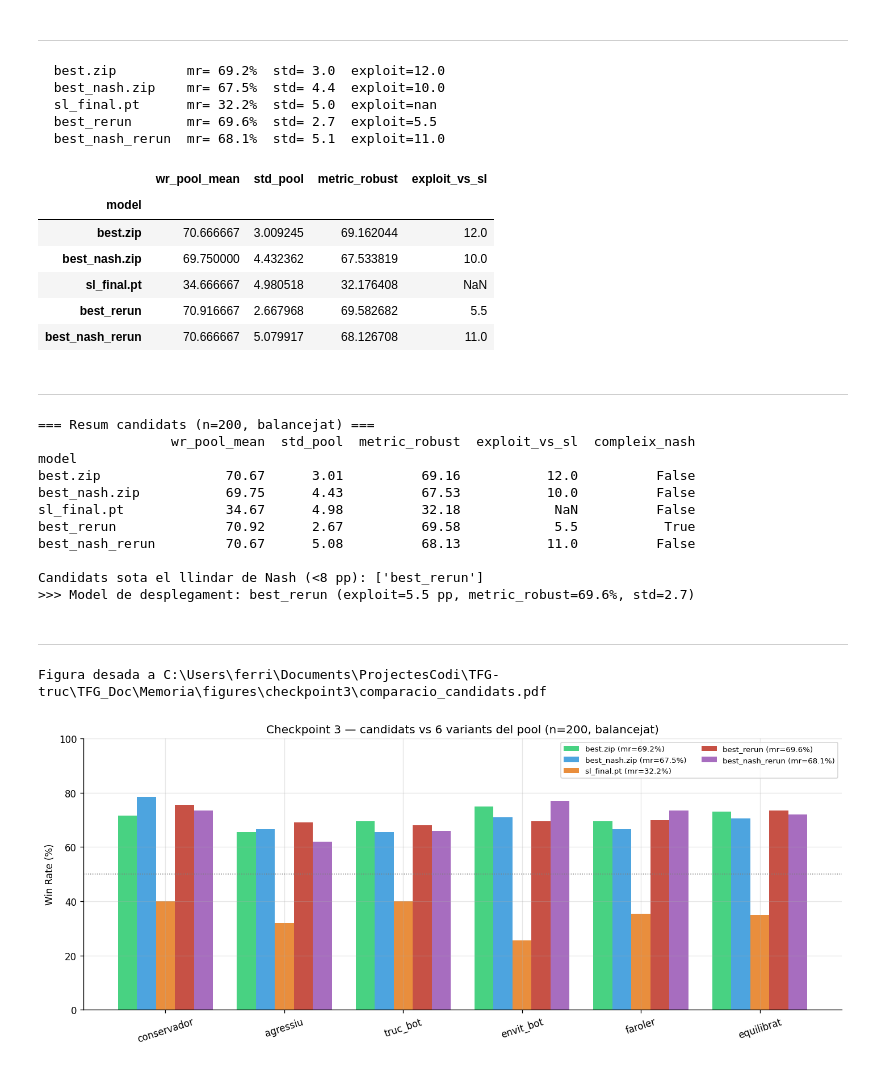
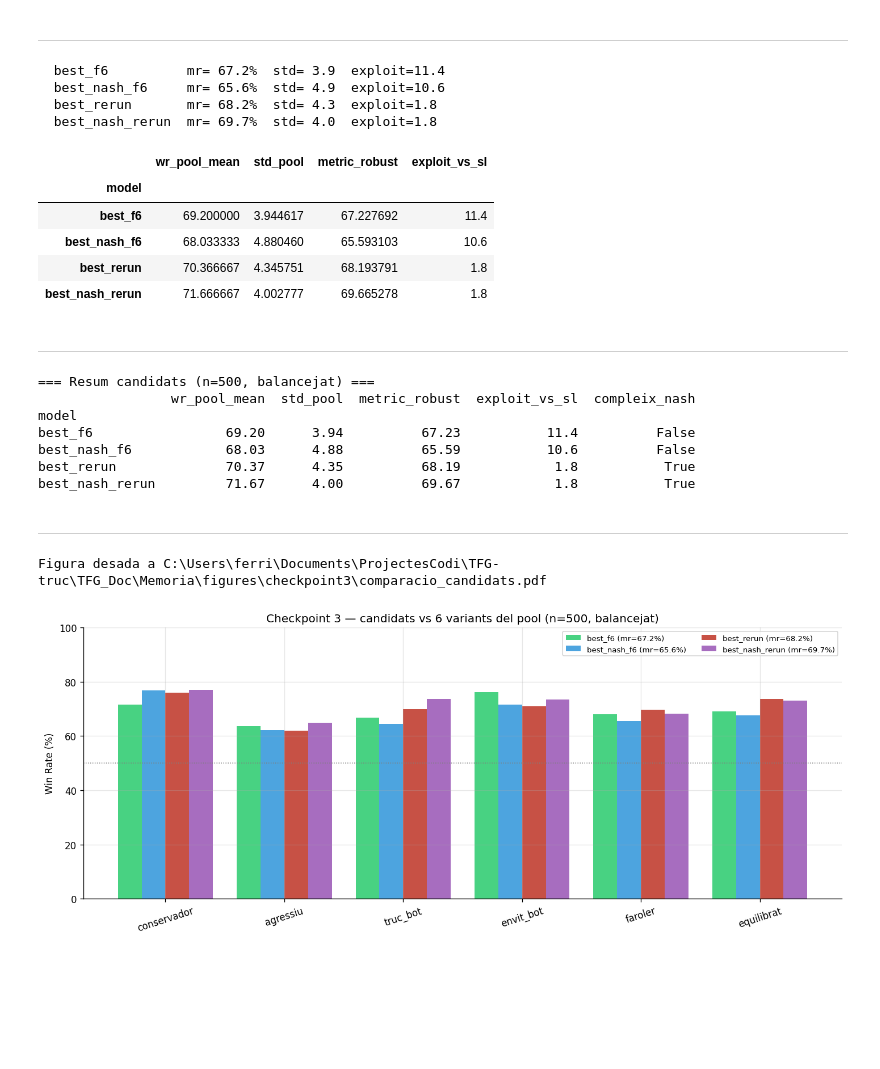
Before and after one commit to JoFeF08/TFG_Doc, a Jupyter notebook: notebooks/7_checkpoint3/comparacio_checkpoint3.ipynb, the cells around one changed output. Cells and saved outputs as stored; diff of their text form; code cells hidden in the pictures; blank space fills up the shorter version.

```diff
--- a/notebooks/7_checkpoint3/comparacio_checkpoint3.ipynb
+++ b/notebooks/7_checkpoint3/comparacio_checkpoint3.ipynb
@@ -55,13 +54,13 @@ from RL.models.nfsp.average_policy import AveragePolicyNet, SLAgent
 from RL.entrenament.entrenamentsComparatius.fase5.entrenament_fase5 import _jugar_partida_sencera
 from RL.entrenament.entrenamentsComparatius.fase4.pool_oponents import crear_oponent
 
-RES_F6   = (BASE / 'TFG_Doc/notebooks/6_nfsp/resultats/ppo_nfsp').resolve()
-# Re-run amb criteri corregit (12M, executat a Colab L4):
-RES_RERUN = (BASE / 'TFG_Doc/notebooks/7_checkpoint3/ppo_nfsp_rerun').resolve()
+RES_F6    = (BASE / 'TFG_Doc/notebooks/6_nfsp/resultats/ppo_nfsp').resolve()
+RES_RERUN = (BASE / 'TFG_Doc/notebooks/6_nfsp/resultats/ppo_nfsp_rerun20M').resolve()
 
 VARIANTS = ['conservador','agressiu','truc_bot','envit_bot','faroler','equilibrat']
-N_GAMES  = 200
+N_GAMES  = 500
 
-print('RES_F6 existeix:', RES_F6.exists())
+print('RES_F6 existeix:   ', RES_F6.exists())
 print('RES_RERUN existeix:', RES_RERUN.exists())
+print('N_GAMES:', N_GAMES)
 # %% [output]
@@ -137,94 +148,76 @@ for nom, ag in candidats.items():
     std  = float(np.std(list(wrs.values())))
     mr   = mean - 0.5 * std
     fila = {'model': nom, 'wr_pool_mean': mean, 'std_pool': std, 'metric_robust': mr}
-    if nom != 'sl_final.pt':
-        wr_sl = wr_bal(ag, sl_final, n=N_GAMES, seed=20000)
-        fila['exploit_vs_sl'] = abs(wr_sl - 50.0)
-    else:
-        fila['exploit_vs_sl'] = np.nan
+    wr_sl = wr_bal(ag, SL_MAP[nom], n=N_GAMES, seed=20000)
+    fila['exploit_vs_sl'] = abs(wr_sl - 50.0)
     files.append(fila)
     print(f"  {nom:<16} mr={mr:5.1f}%  std={std:4.1f}  exploit={fila['exploit_vs_sl']:.1f}")
 
 df = pd.DataFrame(files).set_index('model')
 df
 # %% [output]
-  best.zip         mr= 69.2%  std= 3.0  exploit=12.0
-  best_nash.zip    mr= 67.5%  std= 4.4  exploit=10.0
-  sl_final.pt      mr= 32.2%  std= 5.0  exploit=nan
-  best_rerun       mr= 69.6%  std= 2.7  exploit=5.5
-  best_nash_rerun  mr= 68.1%  std= 5.1  exploit=11.0
+  best_f6          mr= 67.2%  std= 3.9  exploit=11.4
+  best_nash_f6     mr= 65.6%  std= 4.9  exploit=10.6
+  best_rerun       mr= 68.2%  std= 4.3  exploit=1.8
+  best_nash_rerun  mr= 69.7%  std= 4.0  exploit=1.8
 |  | wr_pool_mean | std_pool | metric_robust | exploit_vs_sl |
 | model |  |  |  |  |
-| best.zip | 70.666667 | 3.009245 | 69.162044 | 12.0 |
-| best_nash.zip | 69.750000 | 4.432362 | 67.533819 | 10.0 |
-| sl_final.pt | 34.666667 | 4.980518 | 32.176408 | NaN |
-| best_rerun | 70.916667 | 2.667968 | 69.582682 | 5.5 |
-| best_nash_rerun | 70.666667 | 5.079917 | 68.126708 | 11.0 |
+| best_f6 | 69.200000 | 3.944617 | 67.227692 | 11.4 |
+| best_nash_f6 | 68.033333 | 4.880460 | 65.593103 | 10.6 |
+| best_rerun | 70.366667 | 4.345751 | 68.193791 | 1.8 |
+| best_nash_rerun | 71.666667 | 4.002777 | 69.665278 | 1.8 |
 # %% [markdown]
 ---
 # %%
-# Criteri de decisió. Primari (acadèmic): Nash gap exploit_vs_sl < 8 pp.
-# Secundari (desempat): màxima metric_robust (robustesa inter-estil).
+# Anàlisi 2 — Resum d'enfrontaments: taula WR + exploitabilitat per candidat
 LLINDAR_NASH = 8.0
 
 taula = df.copy()
 taula['compleix_nash'] = taula['exploit_vs_sl'] < LLINDAR_NASH
 
-print('=== Resum candidats (n=200, balancejat) ===')
+print(f'=== Resum candidats (n={N_GAMES}, balancejat) ===')
 print(taula.round(2).to_string())
-print()
-
-sota_llindar = taula[taula['compleix_nash']]
-if len(sota_llindar):
-    triat = sota_llindar['metric_robust'].idxmax()
-    print(f'Candidats sota el llindar de Nash (<8 pp): {list(sota_llindar.index)}')
-    print(f'>>> Model de desplegament: {triat} '
-          f'(exploit={taula.loc[triat, "exploit_vs_sl"]:.1f} pp, '
-          f'metric_robust={taula.loc[triat, "metric_robust"]:.1f}%, '
-          f'std={taula.loc[triat, "std_pool"]:.1f})')
-else:
-    triat = df['metric_robust'].idxmax()
-    print('Cap candidat baixa de 8 pp; fallback per màxima robustesa:', triat)
 # %% [output]
-=== Resum candidats (n=200, balancejat) ===
+=== Resum candidats (n=500, balancejat) ===
                  wr_pool_mean  std_pool  metric_robust  exploit_vs_sl  compleix_nash
 model
-best.zip                70.67      3.01          69.16           12.0          False
-best_nash.zip           69.75      4.43          67.53           10.0          False
-sl_final.pt             34.67      4.98          32.18            NaN          False
-best_rerun              70.92      2.67          69.58            5.5           True
-best_nash_rerun         70.67      5.08          68.13           11.0          False
-
-Candidats sota el llindar de Nash (<8 pp): ['best_rerun']
->>> Model de desplegament: best_rerun (exploit=5.5 pp, metric_robust=69.6%, std=2.7)
+best_f6                 69.20      3.94          67.23           11.4          False
+best_nash_f6            68.03      4.88          65.59           10.6          False
+best_rerun              70.37      4.35          68.19            1.8           True
+best_nash_rerun         71.67      4.00          69.67            1.8           True
 # %% [markdown]
 ---
 # %%
 # Figura: WR per variant dels candidats + mitjana
-COLORS = {'best.zip': '#2ecc71', 'best_nash.zip': '#3498db', 'sl_final.pt': '#e67e22',
-          'best_rerun': '#c0392b', 'best_nash_rerun': '#9b59b6'}
+COLORS = {
+    'best_f6':        '#2ecc71',
+    'best_nash_f6':   '#3498db',
+    'best_rerun':     '#c0392b',
+    'best_nash_rerun':'#9b59b6',
+}
 models = list(candidats)
 x = np.arange(len(VARIANTS))
 w = 0.8 / len(models)
 
 fig, ax = plt.subplots(figsize=(12, 5))
 for j, nom in enumerate(models):
     vals = [wr_per_variant[nom][v] for v in VARIANTS]
     ax.bar(x + (j - (len(models)-1)/2) * w, vals, width=w,
            label=f"{nom} (mr={df.loc[nom,'metric_robust']:.1f}%)",
            color=COLORS.get(nom, None), alpha=0.88)
 ax.axhline(50, color='gray', ls=':', lw=0.9)
 ax.set_xticks(x); ax.set_xticklabels(VARIANTS, rotation=18)
 ax.set_ylabel('Win Rate (%)'); ax.set_ylim(0, 100)
-ax.set_title('Checkpoint 3 — candidats vs 6 variants del pool (n=200, balancejat)')
+ax.set_title(f'Checkpoint 3 — candidats vs 6 variants del pool (n={N_GAMES}, balancejat)')
 ax.legend(fontsize=8, ncol=2)
 plt.tight_layout()
 
 FIG_DIR = (BASE / 'TFG_Doc/Memoria/figures/checkpoint3').resolve()
 FIG_DIR.mkdir(parents=True, exist_ok=True)
 fig.savefig(FIG_DIR / 'comparacio_candidats.pdf', bbox_inches='tight')
 print('Figura desada a', FIG_DIR / 'comparacio_candidats.pdf')
 plt.show()
+plt.close(fig)
 # %% [output]
 Figura desada a C:\Users\ferri\Documents\ProjectesCodi\TFG-truc\TFG_Doc\Memoria\figures\checkpoint3\comparacio_candidats.pdf
-[figure, old version]
+[figure, new version]
```
Also changed, not shown: parts of 10 cells of this notebook, 6 other files.
